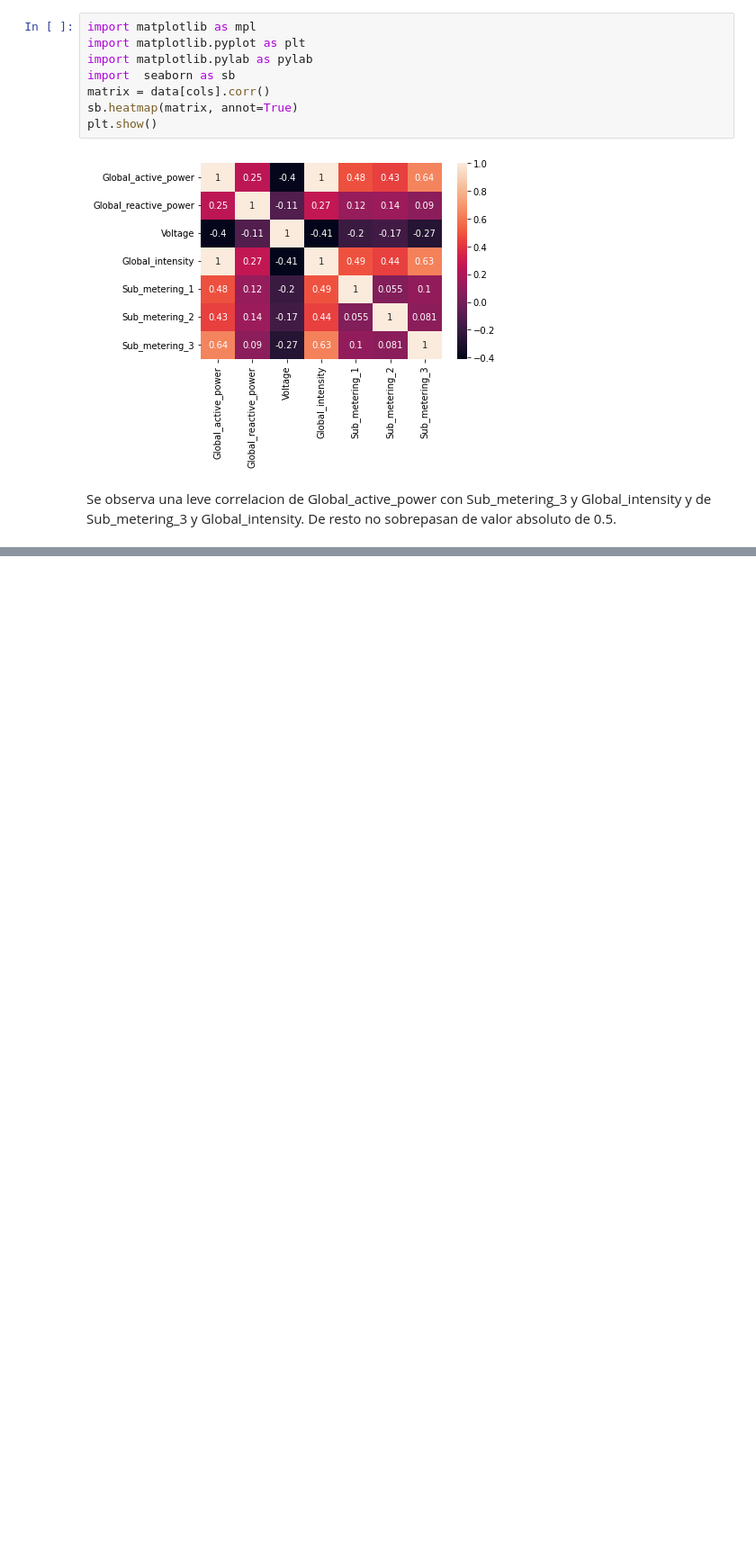
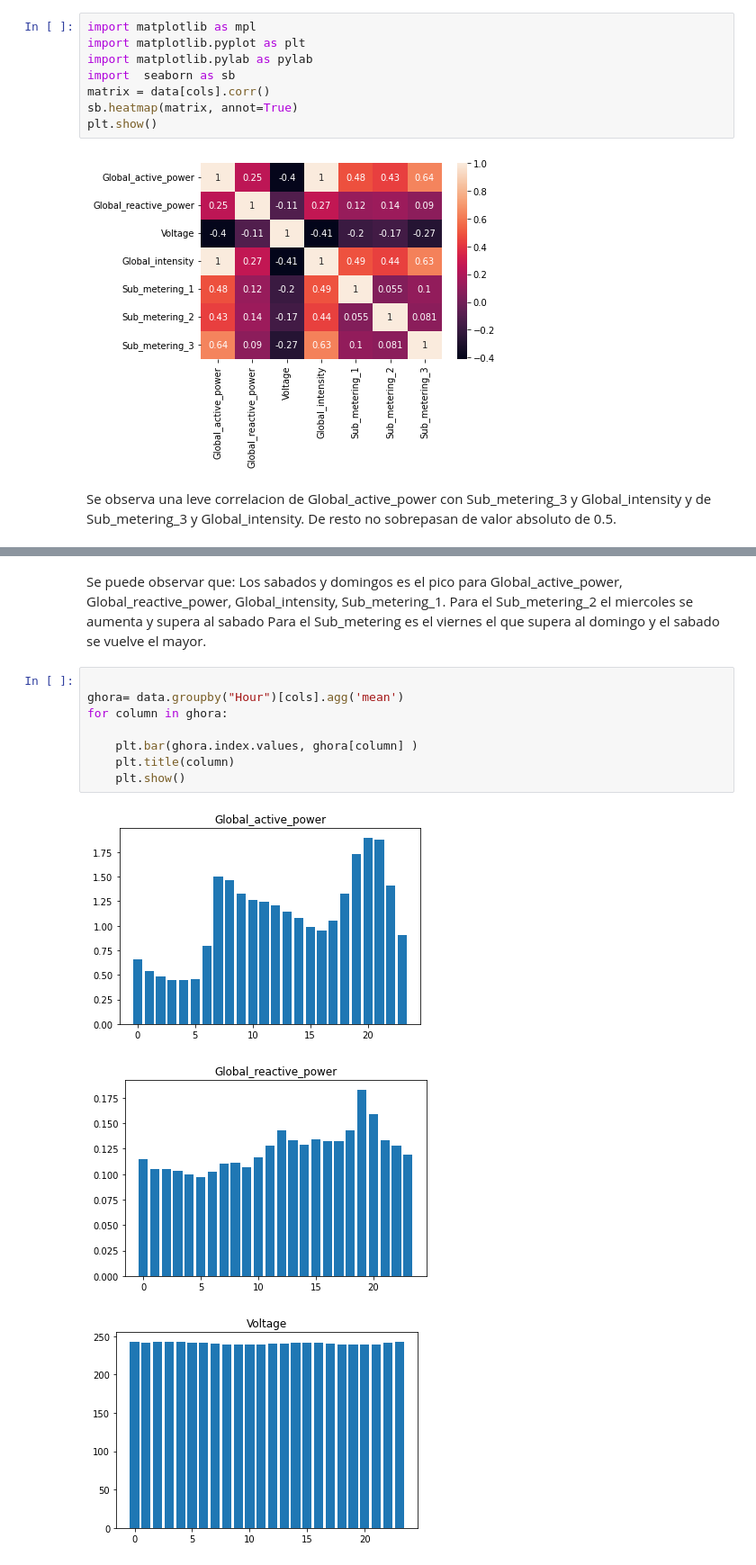
Before and after one commit to santiagopoveda5/Prueba-Liberty, a Jupyter notebook: Cuaderno energia Liberty Santiago Poveda.ipynb, the cells around one changed output, grey strips where cells are left out. Shown at 90% size. Drawn from its saved outputs; the diff is of its cells as text; blank space fills up the shorter version.

```diff
--- a/Cuaderno energia Liberty Santiago Poveda.ipynb
+++ b/Cuaderno energia Liberty Santiago Poveda.ipynb
@@ -160,0 +197,16 @@ Vamos a agrupar por hora y fecha del dia para ver como se comportan cada una de
+# %% [markdown]
+Se puede observar que: Los sabados y domingos es el pico para Global_active_power, Global_reactive_power, Global_intensity, Sub_metering_1.
+Para el Sub_metering_2 el miercoles se aumenta y supera al sabado
+Para el Sub_metering es el viernes el que supera al domingo y el sabado se vuelve el mayor.
+# %%
+
+ghora= data.groupby("Hour")[cols].agg('mean')
+for column in ghora:
+
+    plt.bar(ghora.index.values, ghora[column] )
+    plt.title(column)
+    plt.show()
+# %% [output]
+[figure, added]
+[figure, added]
+[figure, added]
```
Also changed, not shown: parts of 12 cells of this notebook.
